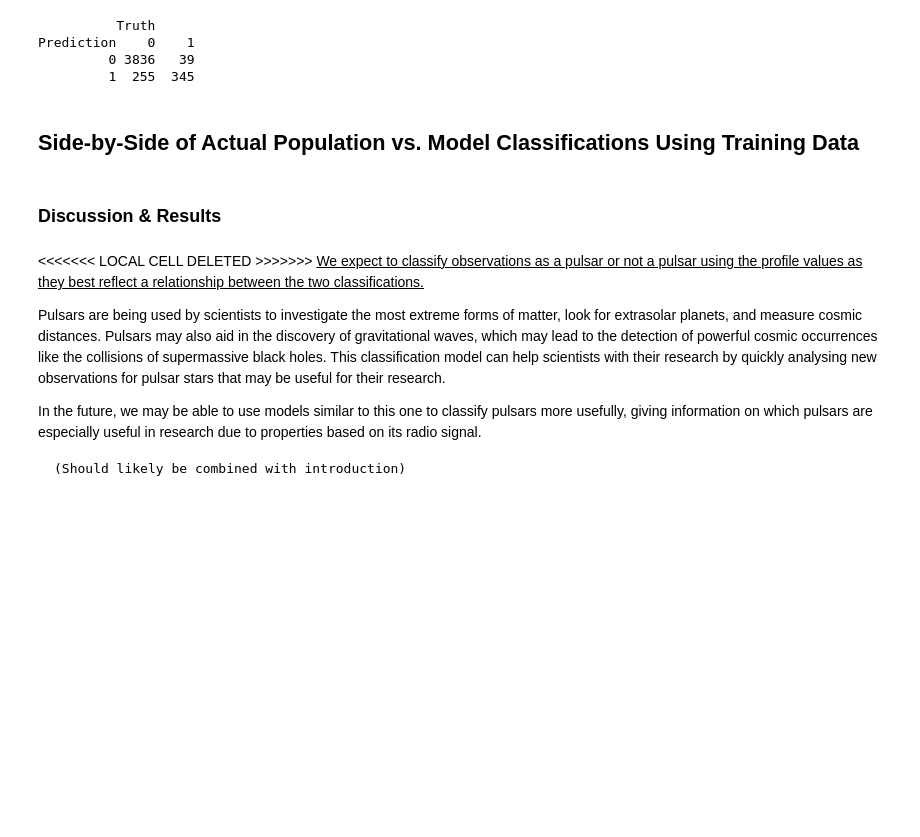
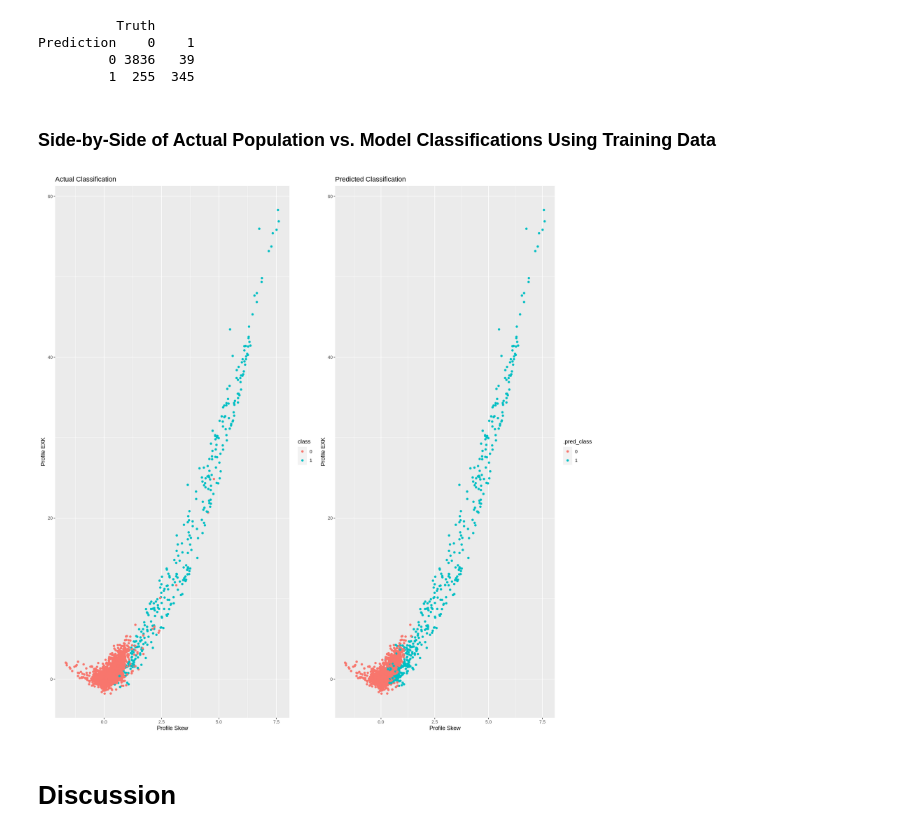
Before and after one commit to calvinyhchoi/DSCI100Proj, a Jupyter notebook: DSCI100/DSCI100ProjReport.ipynb, the cells around one changed output. Cells and saved outputs as stored; diff of their text form; code cells hidden in the pictures; blank space fills up the shorter version.

```diff
--- a/DSCI100/DSCI100ProjReport.ipynb
+++ b/DSCI100/DSCI100ProjReport.ipynb
@@ -327,22 +312,17 @@ Prediction    0    1
          0 3836   39
          1  255  345
 # %% [markdown]
-## Side-by-Side of Actual Population vs. Model Classifications Using Training Data
+### Side-by-Side of Actual Population vs. Model Classifications Using Training Data
 # %%
-plot1 <- ggplot(signals_testing, aes()
-plot2 <- ggplot(signal_predictions, aes())
-grid.arrange(plot1, plot2, ncol=2)
+plot1 <- ggplot(signals_testing, aes(x=profile_exk, y=profile_skew, color = class)) + geom_point() + ggtitle('Actual Classification') +labs(x= 'Profile Skew', y= 'Profile EXK')
+plot2 <- ggplot(signal_predictions, aes(x=profile_exk, y=profile_skew, color = .pred_class)) + geom_point() + ggtitle('Predicted Classification') +labs(x= 'Profile Skew', y= 'Profile EXK')
+options(repr.plot.width = 15, repr.plot.height = 15)
+
+plot_grid(plot1,plot2)
+# %% [output]
+[figure, added]
 # %% [markdown]
-### Discussion & Results
+# Discussion
-# %% [markdown]
-<<<<<<< LOCAL CELL DELETED >>>>>>>
-<u> We expect to classify observations as a pulsar or not a pulsar using the profile values as they best reflect a relationship between the two classifications. <u>
-
-Pulsars are being used by scientists to investigate the most extreme forms of matter, look for extrasolar planets, and measure cosmic distances. Pulsars may also aid in the discovery of gravitational waves, which may lead to the detection of powerful cosmic occurrences like the collisions of supermassive black holes. This classification model can help scientists with their research by quickly analysing new observations for pulsar stars that may be useful for their research.
-
-In the future, we may be able to use models similar to this one to classify pulsars more usefully, giving information on which pulsars are especially useful in research due to properties based on its radio signal.
-
-    (Should likely be combined with introduction)
 # %% [markdown]
 Based on our analysis, we found that our model using the four profile variables, can accurately classify a pulsar star apart from other elements at around a 93% accuracy. We found that best k value was 9 (or 20) as it reflected a good balance with little to no under/overfitting.
 
```
Also changed, not shown: parts of 22 cells of this notebook.
